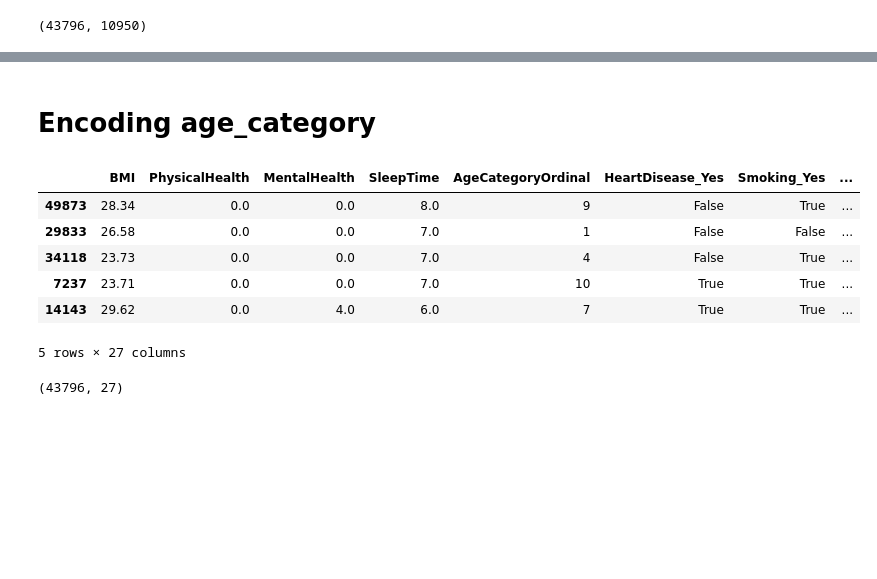
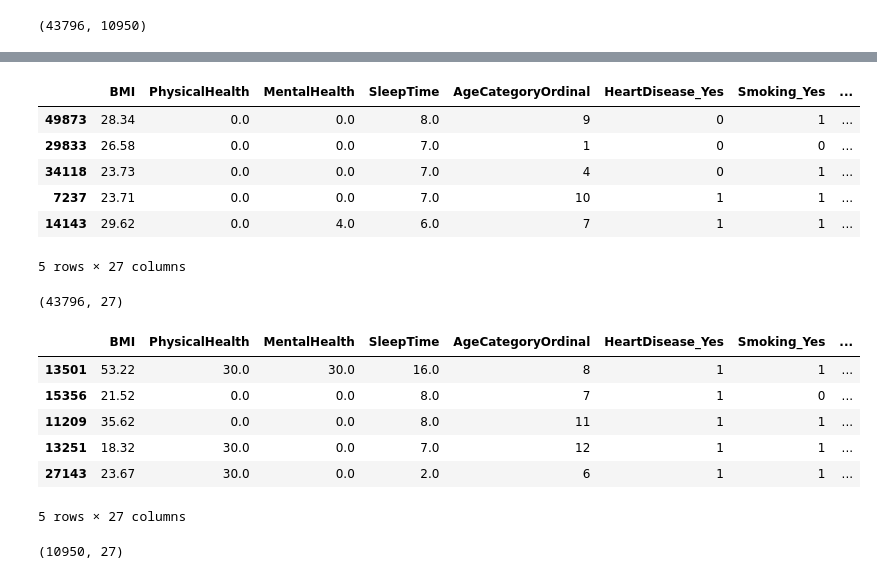
Before and after one commit to FurrowSam/California-Housing-Models, a Jupyter notebook: heart_disease_data_cleansing.ipynb, the cells around one changed output, grey strips where cells are left out. Drawn from its saved outputs; the diff is of its cells as text; code cells hidden in the pictures; blank space fills up the shorter version.

```diff
--- a/heart_disease_data_cleansing.ipynb
+++ b/heart_disease_data_cleansing.ipynb
@@ -109,6 +85,5 @@ encoded_dataset.head(), encoded_dataset.shape
-# %% [markdown]
-# Encoding age_category
 # %%
+# Encoding age_category
 # Define the order for age categories based on the dataset's unique values
 age_category_order = ['18-24', '25-29', '30-34', '35-39', '40-44', '45-49',
                       '50-54', '55-59', '60-64', '65-69', '70-74', '75-79', '80 or older']
@@ -116,24 +91,47 @@ age_category_order = ['18-24', '25-29', '30-34', '35-39', '40-44', '45-49',
 # Map the age categories to ordinal values
 age_category_mapping = {category: index for index, category in enumerate(age_category_order)}
 train_set['AgeCategoryOrdinal'] = train_set['AgeCategory'].map(age_category_mapping)
-
-# Drop the original 'AgeCategory' column
-train_set_ordinal = train_set.drop('AgeCategory', axis=1)
-
-# Reapply one-hot encoding to the remaining non-numeric columns, excluding 'AgeCategory'
-encoded_dataset_with_ordinal_age = pd.get_dummies(train_set_ordinal, drop_first=True)
-
-# Display the first few rows of the dataset to verify the transformation
-display(encoded_dataset_with_ordinal_age.head())
-display(encoded_dataset_with_ordinal_age.shape)
-# %% [output]
-|  | BMI | PhysicalHealth | MentalHealth | SleepTime | AgeCategoryOrdinal | HeartDisease_Yes | Smoking_Yes | ... |
-| 49873 | 28.34 | 0.0 | 0.0 | 8.0 | 9 | False | True | ... |
-| 29833 | 26.58 | 0.0 | 0.0 | 7.0 | 1 | False | False | ... |
-| 34118 | 23.73 | 0.0 | 0.0 | 7.0 | 4 | False | True | ... |
-| 7237 | 23.71 | 0.0 | 0.0 | 7.0 | 10 | True | True | ... |
-| 14143 | 29.62 | 0.0 | 4.0 | 6.0 | 7 | True | True | ... |
-5 rows × 27 columns
-(43796, 27)
+# %%
+# Apply ordinal encoding to both training and testing sets
+for dataset in [train_set, test_set]:
+    dataset['AgeCategoryOrdinal'] = dataset['AgeCategory'].map(age_category_mapping)
+    dataset.drop('AgeCategory', axis=1, inplace=True)
+
+# Apply one-hot encoding to the remaining non-numeric columns, excluding 'AgeCategory', for both sets the encoding should be numeric
+encoded_train_set = pd.get_dummies(train_set, drop_first=True)
+encoded_test_set = pd.get_dummies(test_set, drop_first=True)
+# %%
+# Convert boolean columns to binary (1/0)
+columns_to_convert = ['HeartDisease_Yes', 'Smoking_Yes', 'AlcoholDrinking_Yes', 'Stroke_Yes', 'DiffWalking_Yes',
+                      'Diabetic_Yes', 'Diabetic_Yes (during pregnancy)', 'PhysicalActivity_Yes',
+                      'GenHealth_Fair', 'GenHealth_Good', 'GenHealth_Poor', 'GenHealth_Very good',
+                      'Asthma_Yes', 'KidneyDisease_Yes', 'SkinCancer_Yes']
+
+for col in columns_to_convert:
+    encoded_train_set[col] = encoded_train_set[col].astype(int)
+    encoded_test_set[col] = encoded_test_set[col].astype(int)
+# %%
+# Verify the transformation
+display(encoded_train_set.head())
+display(encoded_train_set.shape)
+display(encoded_test_set.head())
+display(encoded_test_set.shape)
+# %% [output]
+|  | BMI | PhysicalHealth | MentalHealth | SleepTime | AgeCategoryOrdinal | HeartDisease_Yes | Smoking_Yes | ... |
+| 49873 | 28.34 | 0.0 | 0.0 | 8.0 | 9 | 0 | 1 | ... |
+| 29833 | 26.58 | 0.0 | 0.0 | 7.0 | 1 | 0 | 0 | ... |
+| 34118 | 23.73 | 0.0 | 0.0 | 7.0 | 4 | 0 | 1 | ... |
+| 7237 | 23.71 | 0.0 | 0.0 | 7.0 | 10 | 1 | 1 | ... |
+| 14143 | 29.62 | 0.0 | 4.0 | 6.0 | 7 | 1 | 1 | ... |
+5 rows × 27 columns
+(43796, 27)
+|  | BMI | PhysicalHealth | MentalHealth | SleepTime | AgeCategoryOrdinal | HeartDisease_Yes | Smoking_Yes | ... |
+| 13501 | 53.22 | 30.0 | 30.0 | 16.0 | 8 | 1 | 1 | ... |
+| 15356 | 21.52 | 0.0 | 0.0 | 8.0 | 7 | 1 | 0 | ... |
+| 11209 | 35.62 | 0.0 | 0.0 | 8.0 | 11 | 1 | 1 | ... |
+| 13251 | 18.32 | 30.0 | 0.0 | 7.0 | 12 | 1 | 1 | ... |
+| 27143 | 23.67 | 30.0 | 0.0 | 2.0 | 6 | 1 | 1 | ... |
+5 rows × 27 columns
+(10950, 27)
 # %%
 # Exporting the data in a csv so it can be used for training the various models
```
Also changed, not shown: parts of 3 cells of this notebook, 1 other file.
